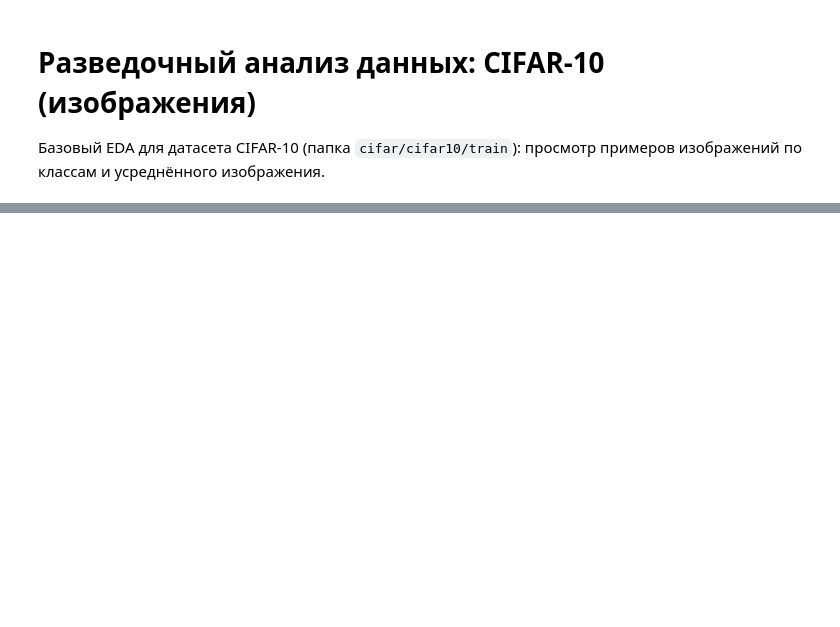
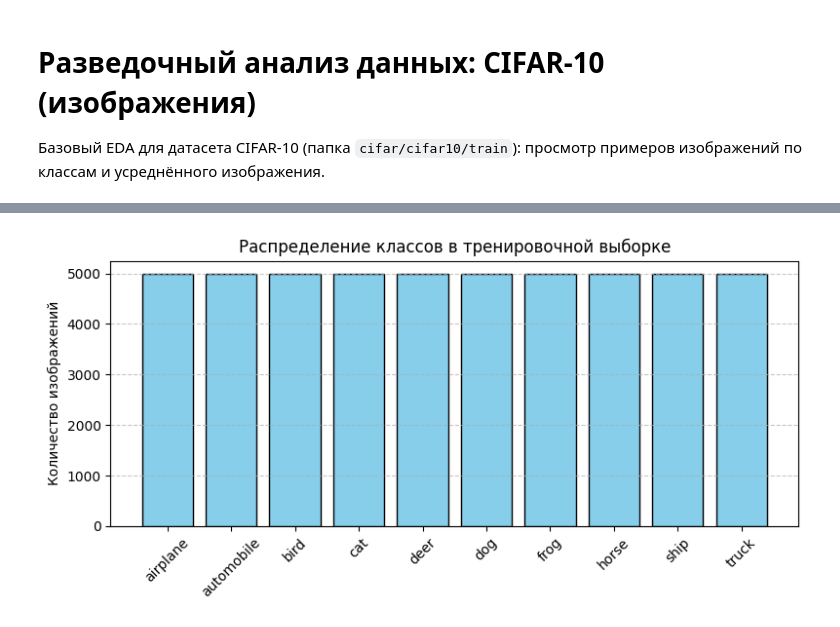
Before and after one commit to Tetif/diploma, a Jupyter notebook: notebooks/eda_cifar10.ipynb, the cells around one changed output, grey strips where cells are left out. Cells and saved outputs as stored; diff of their text form; code cells hidden in the pictures; blank space fills up the shorter version.

```diff
--- a/notebooks/eda_cifar10.ipynb
+++ b/notebooks/eda_cifar10.ipynb
@@ -65,0 +88,15 @@ if len(train_images) > 0:
+# %%
+# --------------------------------------------------------------------------------
+# 3. Распределение классов (count plot)
+# --------------------------------------------------------------------------------
+unique, counts = np.unique(train_labels, return_counts=True)
+plt.figure(figsize=(8, 4))
+plt.bar([class_names[u] for u in unique], counts, color='skyblue', edgecolor='black')
+plt.title("Распределение классов в тренировочной выборке")
+plt.ylabel("Количество изображений")
+plt.xticks(rotation=45)
+plt.grid(axis='y', linestyle='--', alpha=0.7)
+plt.tight_layout()
+plt.show()
+# %% [output]
+[figure, added]
```
Also changed, not shown: parts of 7 cells of this notebook, 1 other file.
